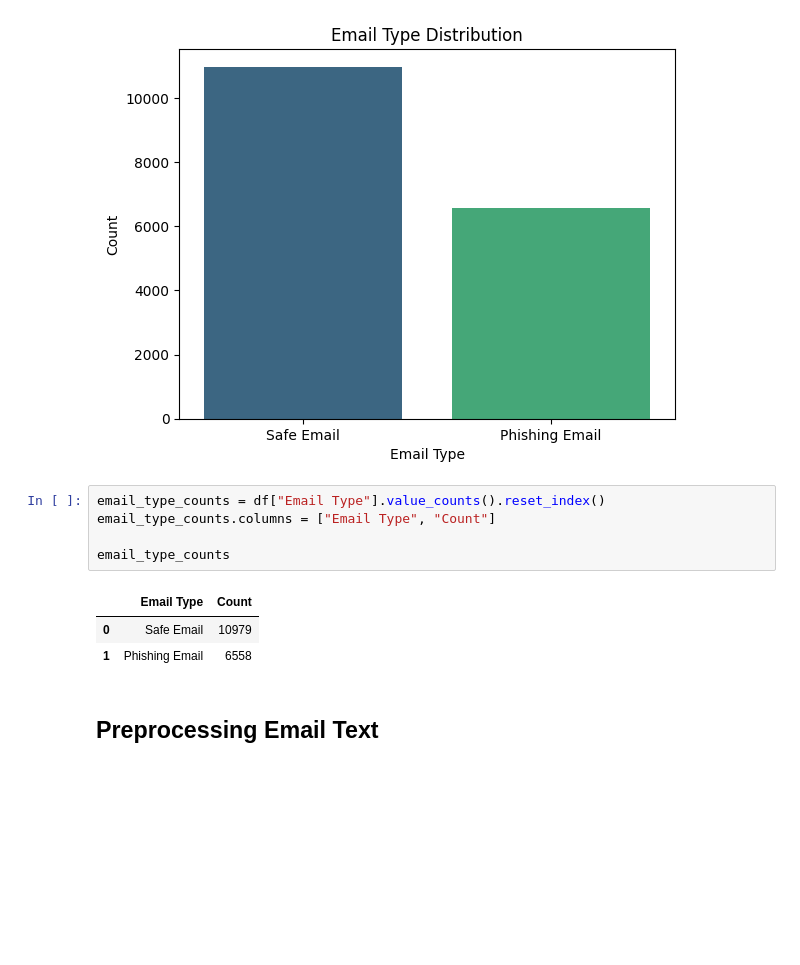
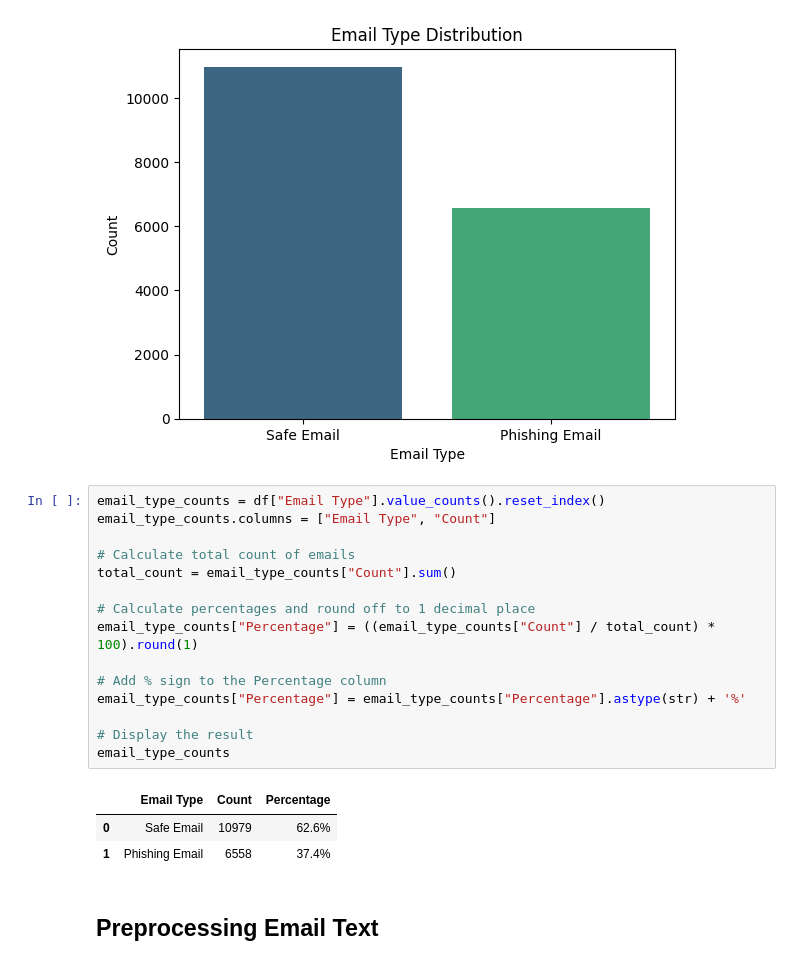
Before and after one commit to Geraldworks/Fraud-Email, a Jupyter notebook: main.ipynb, the cells around one changed output. Drawn from its saved outputs; the diff is of its cells as text; blank space fills up the shorter version.

```diff
--- a/main.ipynb
+++ b/main.ipynb
@@ -54,15 +61,25 @@ Passing `palette` without assigning `hue` is deprecated and will be removed in v
 
   sns.countplot(data=df, x="Email Type", palette="viridis")
 [figure]
-# %%
-email_type_counts = df["Email Type"].value_counts().reset_index()
-email_type_counts.columns = ["Email Type", "Count"]
-
-email_type_counts
-# %% [output]
-|  | Email Type | Count |
-| 0 | Safe Email | 10979 |
-| 1 | Phishing Email | 6558 |
+# %%
+email_type_counts = df["Email Type"].value_counts().reset_index()
+email_type_counts.columns = ["Email Type", "Count"]
+
+# Calculate total count of emails
+total_count = email_type_counts["Count"].sum()
+
+# Calculate percentages and round off to 1 decimal place
+email_type_counts["Percentage"] = ((email_type_counts["Count"] / total_count) * 100).round(1)
+
+# Add % sign to the Percentage column
+email_type_counts["Percentage"] = email_type_counts["Percentage"].astype(str) + '%'
+
+# Display the result
+email_type_counts
+# %% [output]
+|  | Email Type | Count | Percentage |
+| 0 | Safe Email | 10979 | 62.6% |
+| 1 | Phishing Email | 6558 | 37.4% |
 # %% [markdown]
 ## Preprocessing Email Text
 # %%
```
Also changed, not shown: parts of 1 cell of this notebook, 2 other files.
